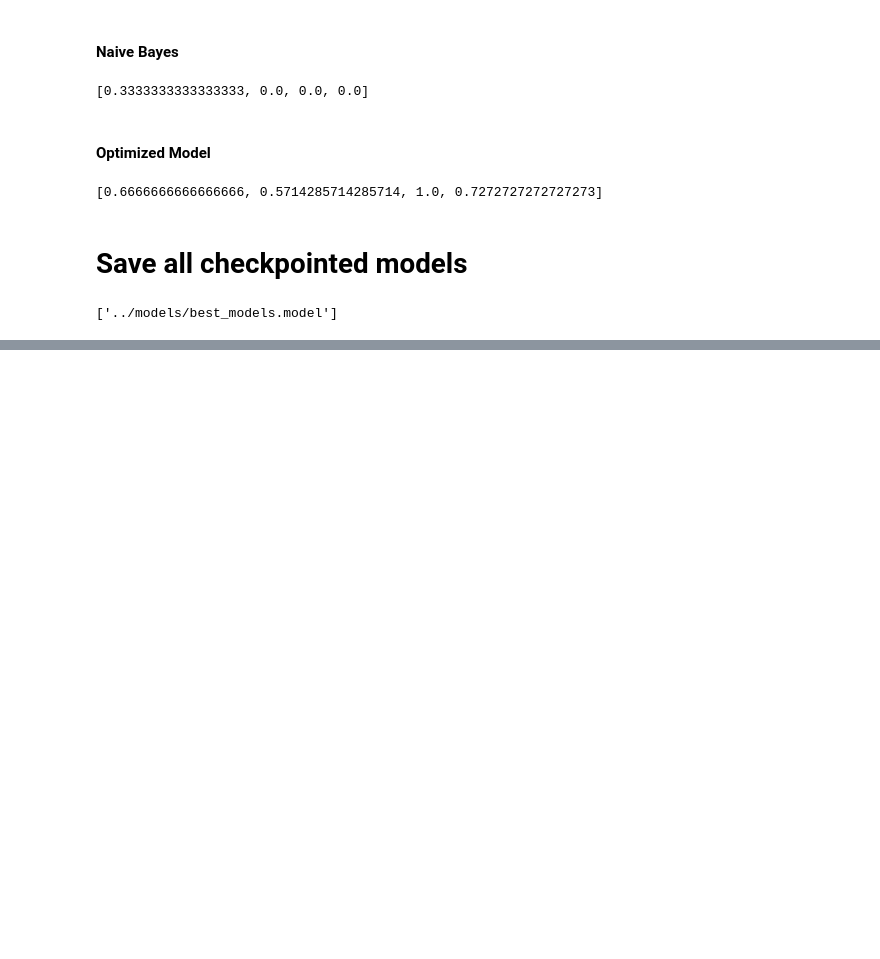
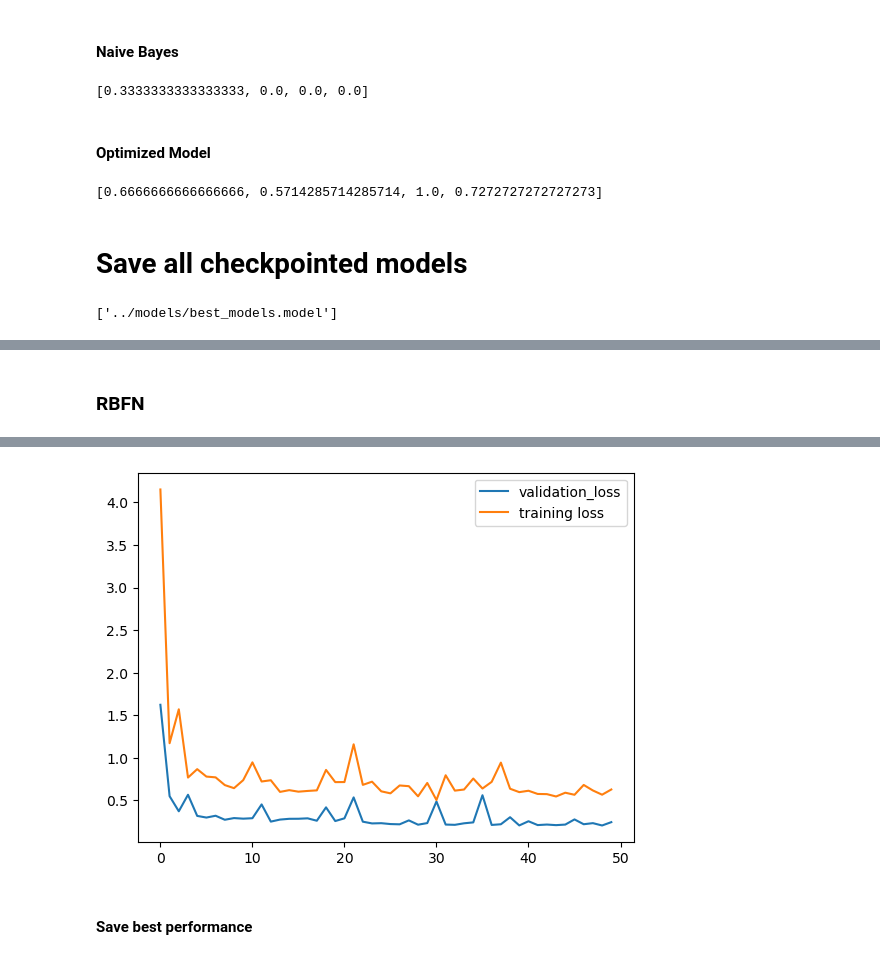
Before and after one commit to victorian177/MMN_SZ, a Jupyter notebook: notebooks/modelling.ipynb, the cells around one changed output, grey strips where cells are left out. Saved outputs shown, nothing was run; the diff lists cells and outputs as text; code cells hidden in the pictures; blank space fills up the shorter version.

Commit message:
checkpoint non-augmented RBFN

```diff
--- a/notebooks/modelling.ipynb
+++ b/notebooks/modelling.ipynb
@@ -2757,0 +2742,3 @@ joblib.dump(best_models,'../models/best_models.model')
+# %%
+X = dataset.drop(columns='category').to_numpy().astype(float)
+y = (dataset.category=='Patient').astype(int).to_numpy()
@@ -2757,0 +2863,69 @@ joblib.dump(best_models,'../models/best_models.model')
+# %% [markdown]
+### RBFN
+# %%
+from sklearn.model_selection import train_test_split, StratifiedShuffleSplit
+# Create a stratified shuffle split object
+sss = StratifiedShuffleSplit(n_splits=1, test_size=0.2, random_state=0)
+for train_index, test_index in sss.split(X, y):
+    X_train, X_test = X[train_index], X[test_index]
+    y_train, y_test = y[train_index], y[test_index]
+
+print(X_train.shape,y_train.shape,X_test.shape,y_test.shape)
+
+if 'model' in dir():
+    del model
+
+model = Sequential([
+    Dense(64, activation='relu', input_shape=(320,), kernel_initializer=RandomNormal(stddev=0.1)),
+    Dense(32, activation='relu', kernel_initializer=RandomNormal(stddev=0.1)),
+    Dense(1, activation='sigmoid')  # Output layer with sigmoid activation for binary classification
+])
+
+print(model.summary())
+
+early_stopping = EarlyStopping(monitor='val_loss', patience=20, restore_best_weights=True)
+reduce_lr_on_plateau = ReduceLROnPlateau(monitor='val_loss', factor=0.1, patience=5, min_lr=1E-8)
+
+rms_prop = RMSprop(learning_rate=1E-6, rho=0.9)
+adam = Adam(learning_rate=5E-3)
+adamax = Adamax(learning_rate=1E-4)
+sgd = SGD(learning_rate=1E-3, momentum=0.9, clipnorm=1.0)
+
+model.compile(optimizer=sgd, loss='binary_crossentropy', metrics=['accuracy'])
+history = model.fit(
+    tf.convert_to_tensor(X_train.astype('float32')),
+    tf.convert_to_tensor(y_train.astype('float32')),
+    batch_size = 6, epochs=50,
+    # callbacks = [reduce_lr_on_plateau],
+    validation_data = [
+        tf.convert_to_tensor(X_test.astype('float32')),
+        tf.convert_to_tensor(y_test.astype('float32'))
+    ]
+)
+
+loss, accuracy = model.evaluate(
+    tf.convert_to_tensor(X_test.astype('float')),
+    tf.convert_to_tensor(y_test.astype('float'))
+)
+
+print("Test loss: {loss}".format(loss=loss))
+print("Test Accuracy: {accuracy}".format(accuracy=accuracy))
+
+plt.plot(history.history['val_loss'],label='validation_loss')
+plt.plot(history.history['loss'],label='training loss')
+plt.legend()
+
+from sklearn.metrics import accuracy_score,precision_score,recall_score,f1_score
+
+y_pred = model.predict(tf.convert_to_tensor(X_test.astype(float))).flatten()
+y_pred = (y_pred>=0.5).astype('int')
+
+_ = {
+    'model':'RBFN',
+    'accuracy':accuracy_score(y_test,y_pred),
+    'precision':precision_score(y_test,y_pred),
+    'recall':recall_score(y_test,y_pred),
+    'f1':f1_score(y_test,y_pred)
+}
+print(_)
+# %% [output]
@@ -2757,0 +2949,3 @@ joblib.dump(best_models,'../models/best_models.model')
+[figure, added]
+# %% [markdown]
+#### Save best performance
```
Also changed, not shown: parts of 9 cells of this notebook, 2 other files.
